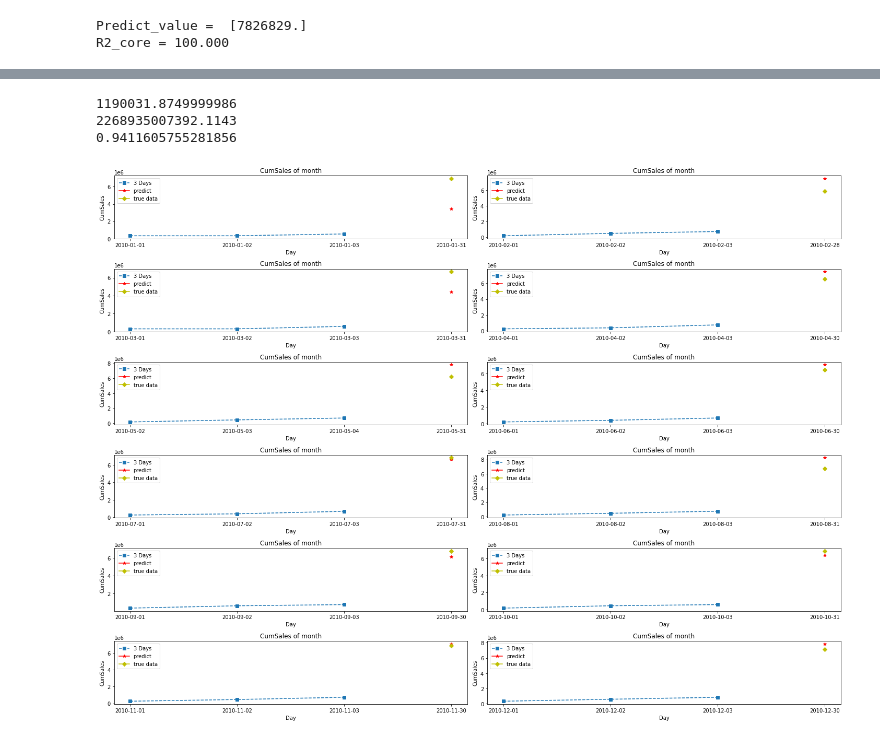
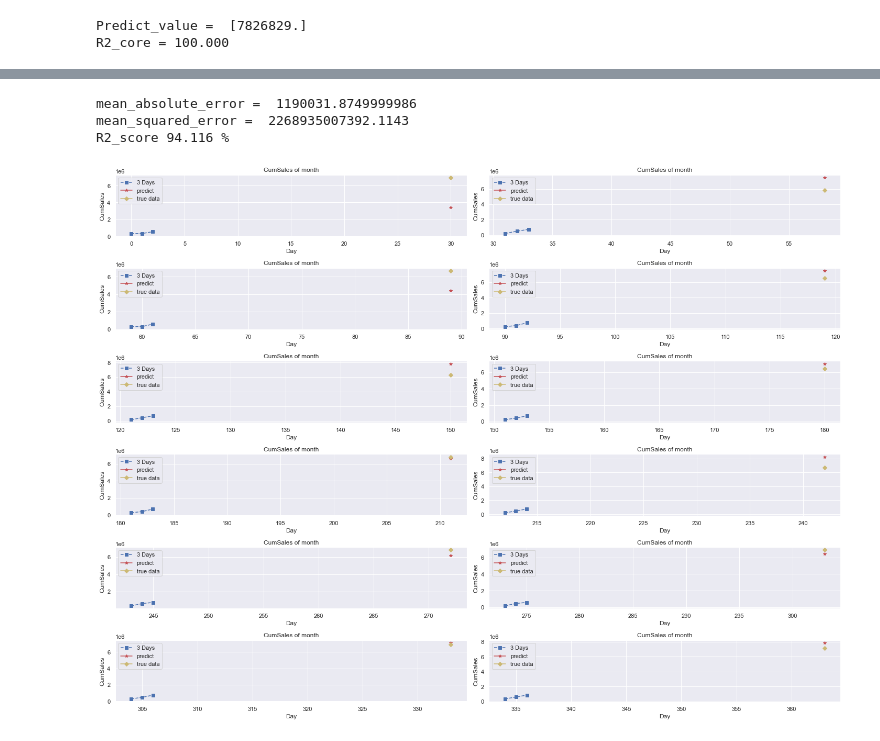
Before and after one commit to Raum27/sale_animal, a Jupyter notebook: morega_v5.ipynb, the cells around one changed output, grey strips where cells are left out. Cells and saved outputs as stored; diff of their text form; code cells hidden in the pictures.

```diff
--- a/morega_v5.ipynb
+++ b/morega_v5.ipynb
@@ -778,29 +779,32 @@ transform_now(info)
 MAE_avg = np.average(MAE_VALUE)
 MER_avg = np.average(MSE_VALUE)
 R2_score = np.average(R_score)
-print(MAE_avg)
-print(MER_avg)
-print(R2_score)
+
+
+print("mean_absolute_error = ",MAE_avg)
+print("mean_squared_error = ",MER_avg)
+print("R2_score %.3f" % (R2_score*100),"%")
 # %% [output]
-1190031.8749999986
-2268935007392.1143
-0.9411605755281856
+mean_absolute_error =  1190031.8749999986
+mean_squared_error =  2268935007392.1143
+R2_score 94.116 %
 # %%
-
+# inverse_d_new(info)
 # seaborn
+sn.set_theme(style='darkgrid')
 fig,axs = plt.subplots(nrows=6, ncols=2,figsize=(20,15))
 index_for_plot = 0
 for i in range(6):
     for j in range(2):
         index = plot_true_day[index_for_plot]
         axs[i,j].set_title('CumSales of month')
         axs[i,j].plot(plot_st_day[index_for_plot],plot_stop_day[index_for_plot],marker='s',label='3 Days',linestyle='--')
         axs[i,j].plot(info[index,0],plot_pred[index_for_plot],marker='*',color='r',label='predict')
         axs[i,j].plot(info[index,0],info[index,1],marker='D',color='y',label='true data')
         axs[i,j].set_xlabel('Day')
         axs[i,j].set_ylabel('CumSales')
-        axs[i,j].legend(loc='best')
+        axs[i,j].legend(loc='upper left')
         plt.tight_layout()
         index_for_plot += 1
 # %% [output]
-[figure, old version]
+[figure, new version]
```
Also changed, not shown: parts of 19 cells of this notebook, 3 other files.
